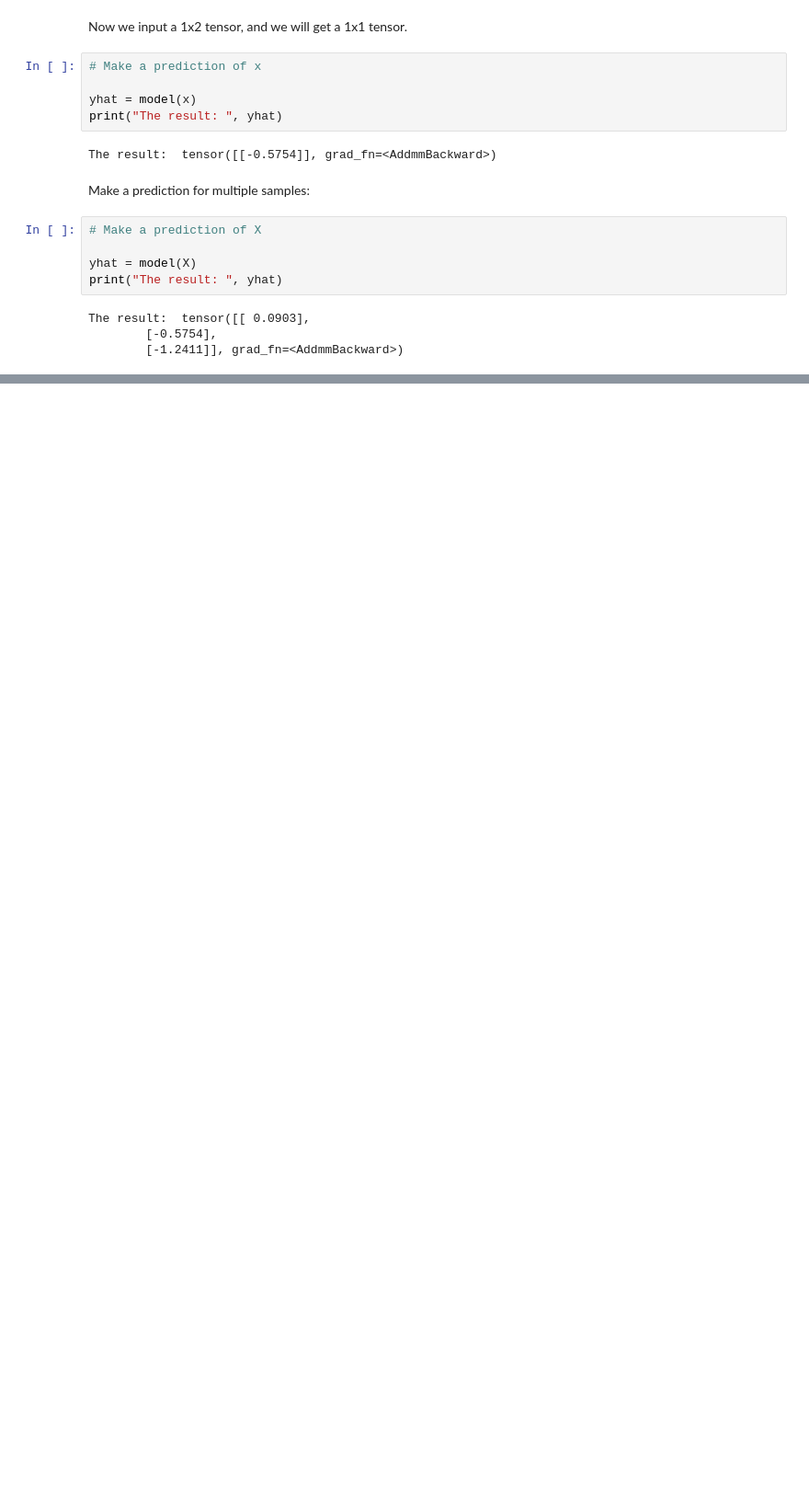
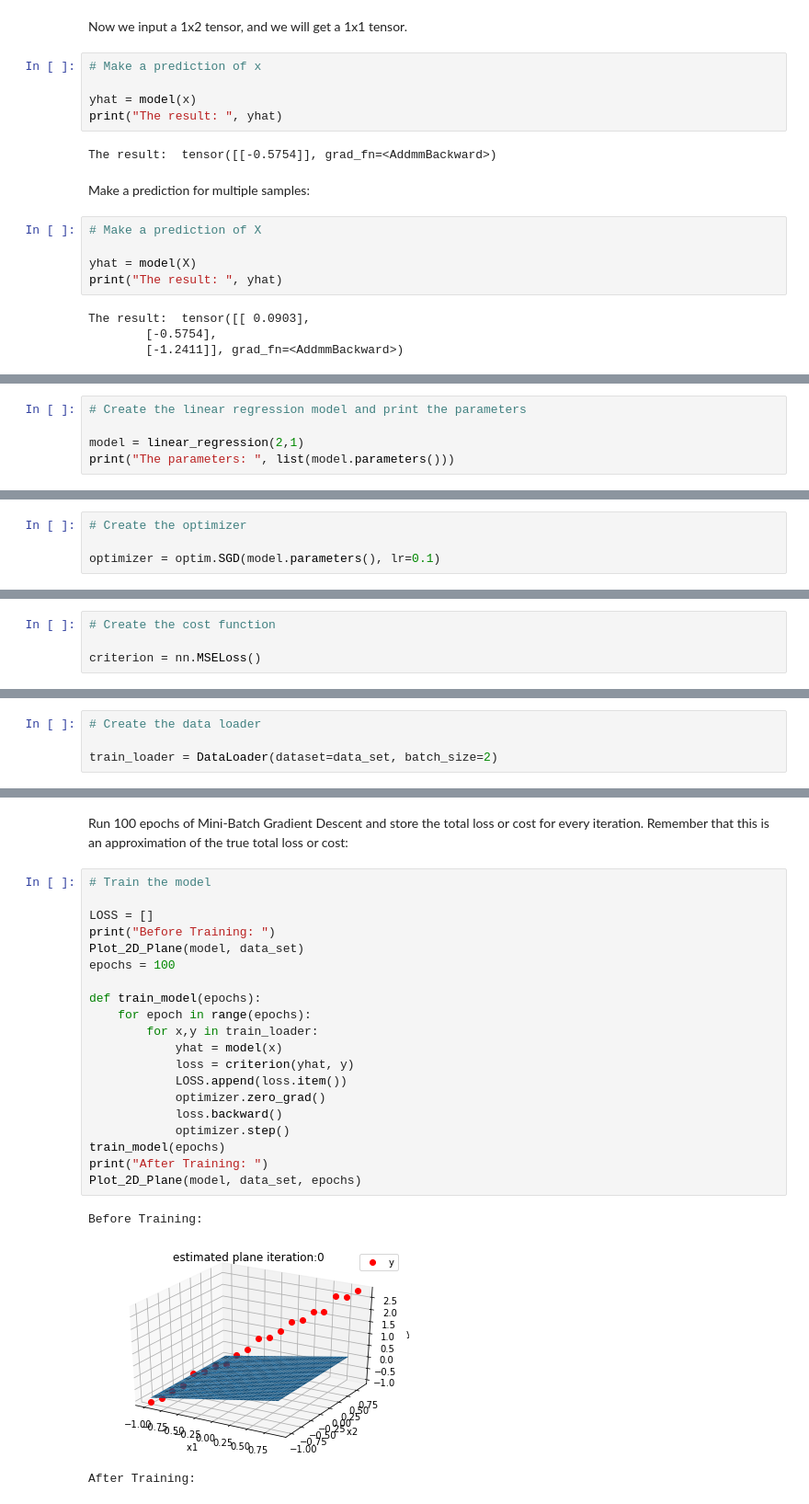
Before and after one commit to illumi91/PyTorch_Multiple_linear_regression, a Jupyter notebook: PyTorch_multiple_regression.ipynb, the cells around one changed output, grey strips where cells are left out. Shown at 92% size. Saved outputs shown, nothing was run; the diff lists cells and outputs as text; blank space fills up the shorter version.

Commit message:
train and evaluation model

```diff
--- a/PyTorch_multiple_regression.ipynb
+++ b/PyTorch_multiple_regression.ipynb
@@ -146,0 +244,5 @@ The result:  tensor([[ 0.0903],
+# %%
+# Create the linear regression model and print the parameters
+
+model = linear_regression(2,1)
+print("The parameters: ", list(model.parameters()))
@@ -146,0 +253,4 @@ The result:  tensor([[ 0.0903],
+# %%
+# Create the optimizer
+
+optimizer = optim.SGD(model.parameters(), lr=0.1)
@@ -146,0 +259,4 @@ The result:  tensor([[ 0.0903],
+# %%
+# Create the cost function
+
+criterion = nn.MSELoss()
@@ -146,0 +265,4 @@ The result:  tensor([[ 0.0903],
+# %%
+# Create the data loader
+
+train_loader = DataLoader(dataset=data_set, batch_size=2)
@@ -146,0 +271,26 @@ The result:  tensor([[ 0.0903],
+# %% [markdown]
+Run 100 epochs of Mini-Batch Gradient Descent and store the total loss or cost for every iteration. Remember that this is an approximation of the true total loss or cost:
+# %%
+# Train the model
+
+LOSS = []
+print("Before Training: ")
+Plot_2D_Plane(model, data_set)
+epochs = 100
+
+def train_model(epochs):
+    for epoch in range(epochs):
+        for x,y in train_loader:
+            yhat = model(x)
+            loss = criterion(yhat, y)
+            LOSS.append(loss.item())
+            optimizer.zero_grad()
+            loss.backward()
+            optimizer.step()
+train_model(epochs)
+print("After Training: ")
+Plot_2D_Plane(model, data_set, epochs)
+# %% [output]
+Before Training:
+[figure, added]
+After Training:
```
Also changed, not shown: parts of 24 cells of this notebook.
